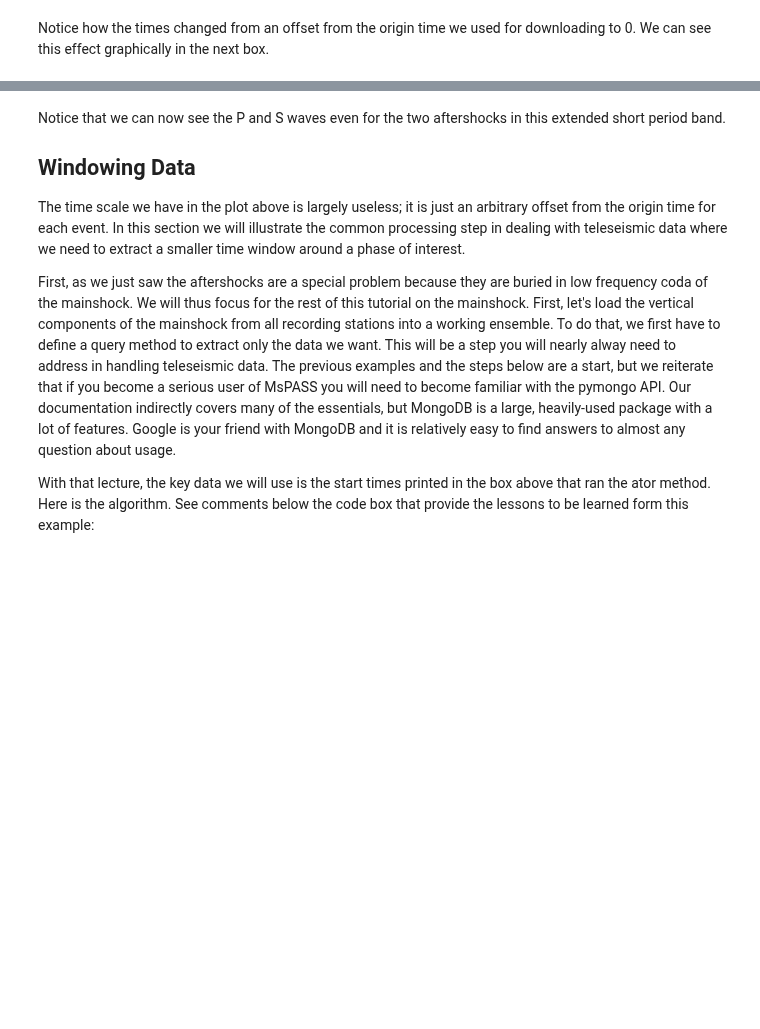
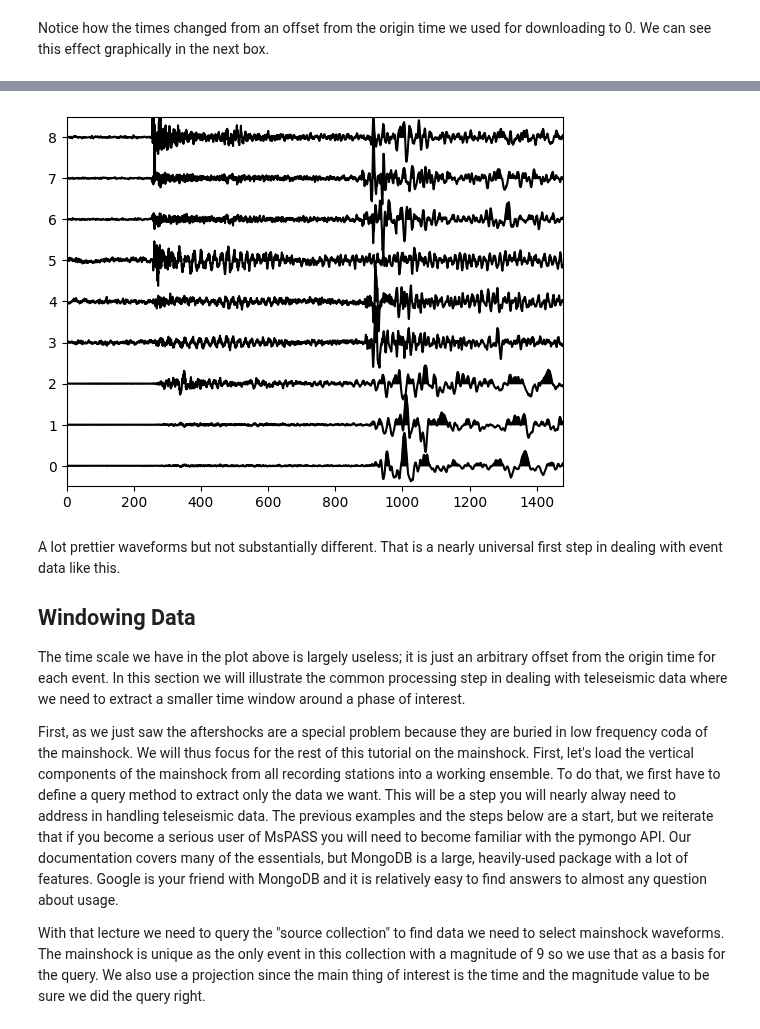
Before and after one commit to mspass-team/mspass_tutorial, a Jupyter notebook: notebooks/getting_started.ipynb, the cells around one changed output, grey strips where cells are left out. Saved outputs shown, nothing was run; the diff lists cells and outputs as text; code cells hidden in the pictures; blank space fills up the shorter version.

```diff
--- a/notebooks/getting_started.ipynb
+++ b/notebooks/getting_started.ipynb
@@ -345,14 +453,19 @@ Those signals are ugly because these aftershocks are buried in the long period c
 # %%
-from mspasspy.algorithms.signals import filter
-filter(ensemble,'bandpass',freqmin=0.2,freqmax=2.0)
+from mspasspy.algorithms.signals import filter,detrend
+ensemble=detrend(ensemble,type='constant')
+ensemble=filter(ensemble,'bandpass',freqmin=0.002,freqmax=2.0)
+ensemble=scale(ensemble,method='rms',level=0.1)
 plotter.plot(ensemble)
+# %% [output]
+[figure, added]
 # %% [markdown]
-Notice that we can now see the P and S waves even for the two aftershocks in this extended short period band.
+A lot prettier waveforms but not substantially different.  That is a nearly universal first step in dealing with event data like this.
 
 ## Windowing Data
 
 The time scale we have in the plot above is largely useless;  it is just an arbitrary offset from the origin time for each event.   In this section we will illustrate the common processing step in dealing with teleseismic data where we need to extract a smaller time window around a phase of interest.
 
-First, as we just saw the aftershocks are a special problem because they are buried in low frequency coda of the mainshock.  We will thus focus for the rest of this tutorial on the mainshock.   First, let's load the vertical components of the mainshock from all recording stations into a working ensemble.   To do that, we first have to define a query method to extract only the data we want.   This will be a step you will nearly alway need to address in handling teleseismic data.  The previous examples and the steps below are a start, but we reiterate that if you become a serious user of MsPASS you will need to become familiar with the pymongo API.   Our documentation indirectly covers many of the essentials, but MongoDB is a large, heavily-used package with a lot of features.  Google is your friend with MongoDB and it is relatively easy to find answers to almost any question about usage.
+First, as we just saw the aftershocks are a special problem because they are buried in low frequency coda of the mainshock.  We will thus focus for the rest of this tutorial on the mainshock.   First, let's load the vertical components of the mainshock from all recording stations into a working ensemble.   To do that, we first have to define a query method to extract only the data we want.   This will be a step you will nearly alway need to address in handling teleseismic data.  The previous examples and the steps below are a start, but we reiterate that if you become a serious user of MsPASS you will need to become familiar with the pymongo API.   Our documentation covers many of the essentials, but MongoDB is a large, heavily-used package with a lot of features.  Google is your friend with MongoDB and it is relatively easy to find answers to almost any question about usage.
 
-With that lecture, the key data we will use is the start times printed in the box above that ran the ator method.  Here is the algorithm.  See comments below the code box that provide the lessons to be learned form this example:
+With that lecture we need to query the "source collection" to find data we
+need to select mainshock waveforms.   The mainshock is unique as the only event in this collection with a magnitude of 9 so we use that as a basis for the query.  We also use a projection since the main thing of interest is the time and the magnitude value to be sure we did the query right.
```
Also changed, not shown: parts of 63 cells of this notebook.
